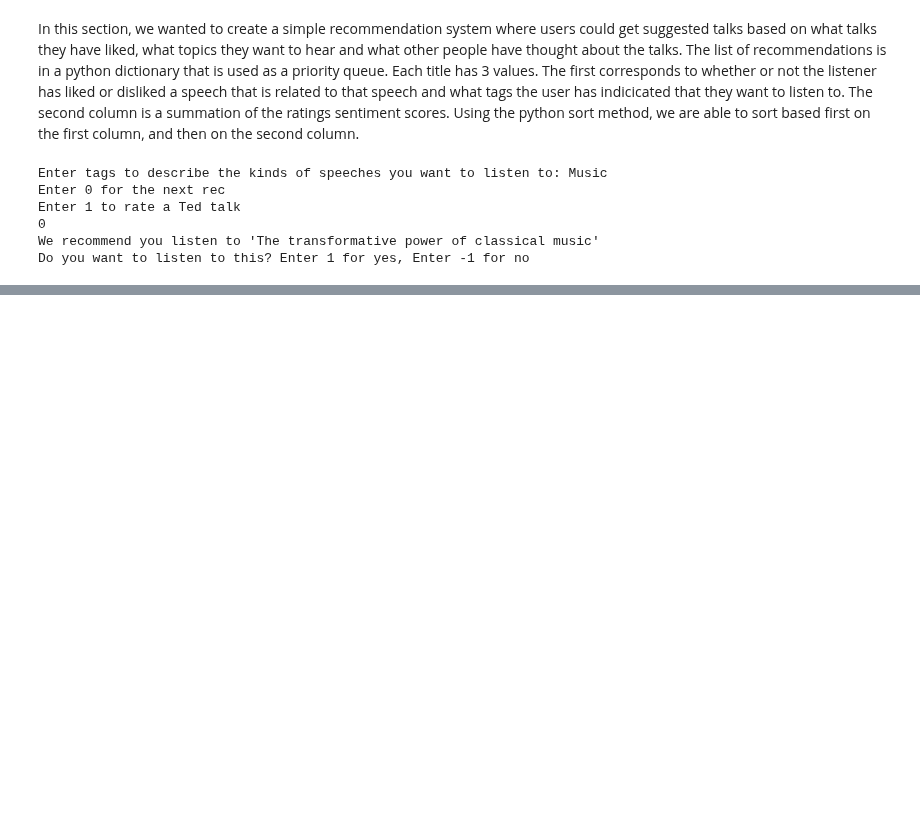
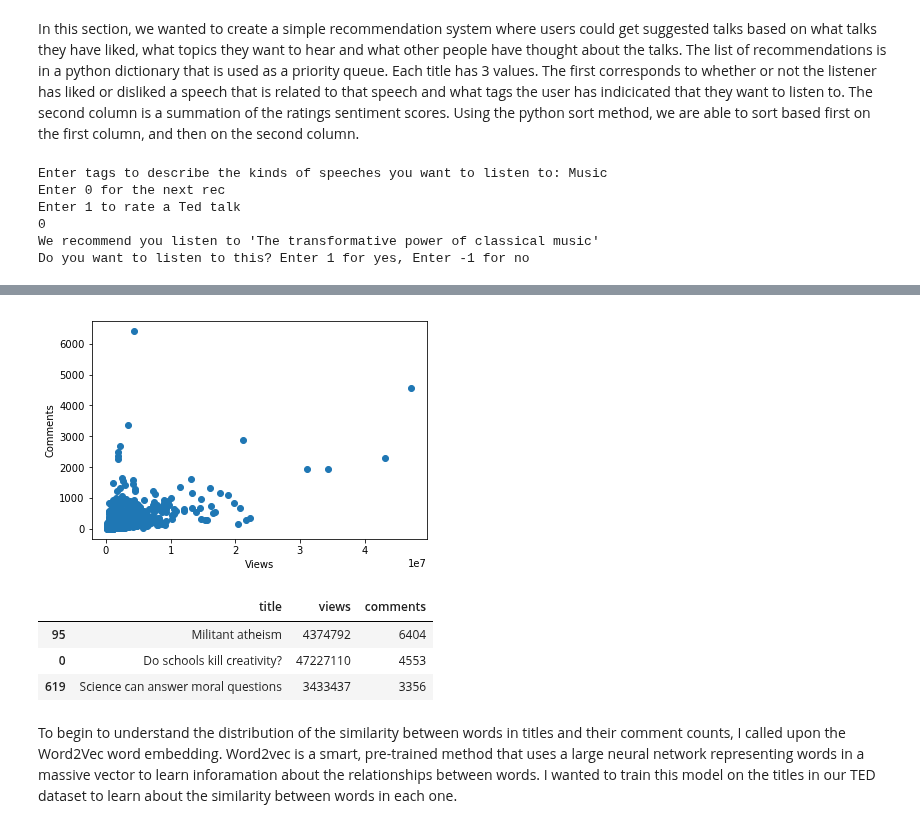
Before and after one commit to jmazanec15/BigDataFinal, a Jupyter notebook: DissectingTed.ipynb, the cells around one changed output, grey strips where cells are left out. Saved outputs shown, nothing was run; the diff lists cells and outputs as text; code cells hidden in the pictures; blank space fills up the shorter version.

```diff
--- a/DissectingTed.ipynb
+++ b/DissectingTed.ipynb
@@ -425,0 +519,20 @@ Do you want to listen to this? Enter 1 for yes, Enter -1 for no
+# %%
+# make a scatter plot with comments and views on the x and y
+plt.scatter(ted.loc[:,"views"],ted.loc[:,"comments"])
+plt.xlabel("Views")
+plt.ylabel("Comments")
+plt.show()
+# %% [output]
+[figure, added]
+# %%
+#Titles of the videos with the most comments
+#What gets people talking?
+sort_comments = ted.sort_values(by = ["comments"], ascending= False)
+sort_comments.head(3).loc[:,["title","views", "comments"]].sort_values(by = ["comments"], ascending=False)
+# %% [output]
+|  | title | views | comments |
+| 95 | Militant atheism | 4374792 | 6404 |
+| 0 | Do schools kill creativity? | 47227110 | 4553 |
+| 619 | Science can answer moral questions | 3433437 | 3356 |
+# %% [markdown]
+To begin to understand the distribution of the similarity between words in titles and their comment counts, I called upon the Word2Vec word embedding. Word2vec is a smart, pre-trained method that uses a large neural network representing words in a massive vector to learn inforamation about the relationships between words. I wanted to train this model on the titles in our TED dataset to learn about the similarity between words in each one.
```
Also changed, not shown: parts of 32 cells of this notebook.
